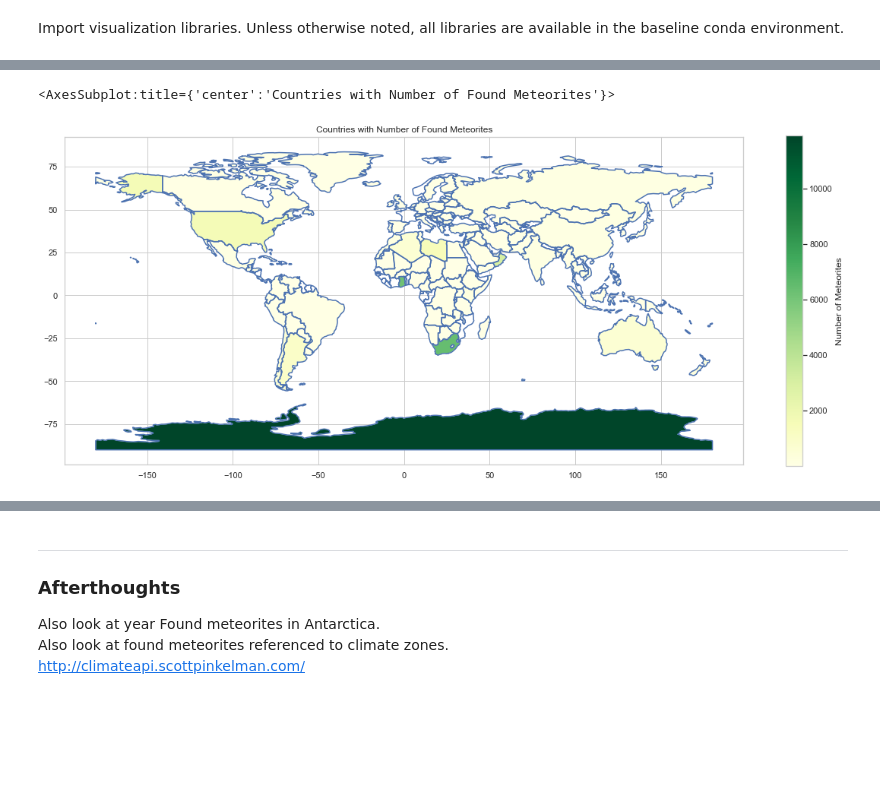
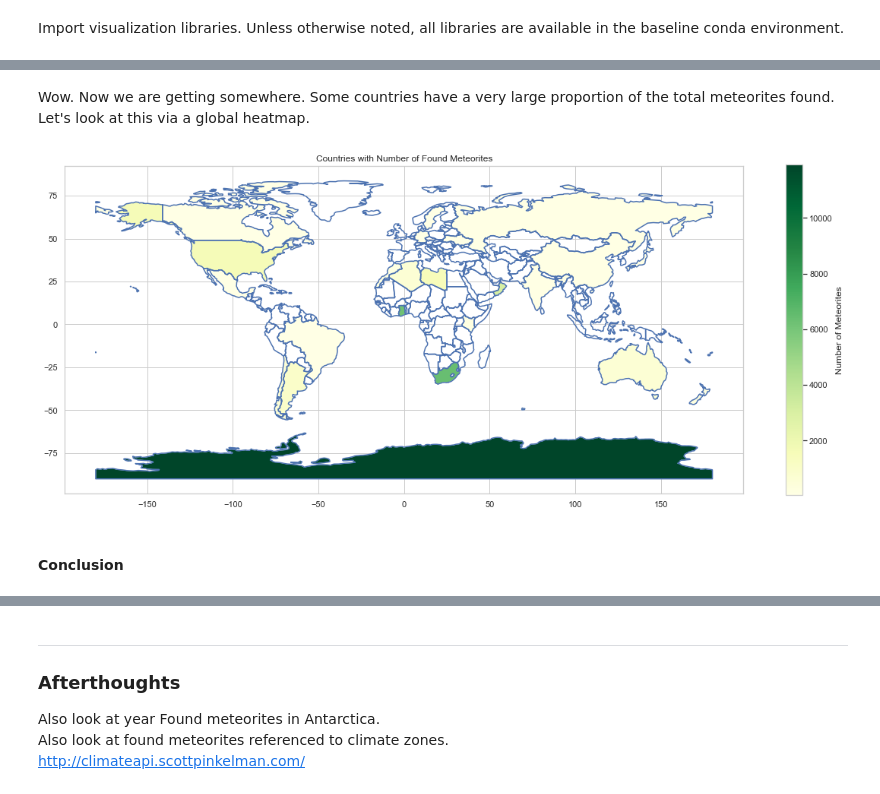
Before and after one commit to carl-schick-ds/meteorite-landings, a Jupyter notebook: meteorite-landings.ipynb, the cells around one changed output, grey strips where cells are left out. Drawn from its saved outputs; the diff is of its cells as text; code cells hidden in the pictures; blank space fills up the shorter version.

Commit message:
Conclusion checkpoint.

```diff
--- a/meteorite-landings.ipynb
+++ b/meteorite-landings.ipynb
@@ -267,15 +378,0 @@ Text(0, 0.5, 'CountryÇ')
-# %%
-mask = (meteorite_data['country_name'] == 'United States')
-# mask = (meteorite_data['country_name'] == 'United States') & (meteorite_data['fall'] == 'Fell')
-meteorite_counts = pd.DataFrame(meteorite_data[mask].groupby(['admin1', 'admin2']).size().reset_index(name='meteorite_count'))
-meteorite_counts.rename(columns={'admin1':'state', 'admin2': 'county'}, inplace=True)
-
-meteorite_counts.set_index(['state', 'county'], inplace=True)
-population_data.set_index(['state', 'county'], inplace=True)
-
-us_county_data = pd.concat([population_data, meteorite_counts], axis=1)
-us_county_data.fillna(0, inplace=True)
-
-# print(meteorite_counts)
-# print(population_data)
-print(us_county_data)
@@ -344,6 +378,0 @@ Text(0.5, 0, 'Population')
-# %%
-meteorite_counts = pd.DataFrame(meteorite_data.groupby(['country_code_3']).size().reset_index(name='meteorite_count'))
-meteorite_counts.fillna(0)
-
-world_meteorites = world.merge(meteorite_counts, how='left', left_on=['iso_a3'], right_on=['country_code_3'])
-world_meteorites.head()
@@ -357,10 +379,29 @@ world_meteorites.head()
-# %%
-ax=world['geometry'].boundary.plot(figsize=(20,16))
-ax.set_title("Countries with Number of Found Meteorites")
-
-world_meteorites.plot( column="meteorite_count", ax=ax, cmap='YlGn',
-                     legend=True, legend_kwds={"label": "Number of Meteorites", "orientation":"vertical", 'shrink': 0.5})
-# %% [output]
-<AxesSubplot:title={'center':'Countries with Number of Found Meteorites'}>
-[figure, removed]
+# %% [markdown]
+Wow.  Now we are getting somewhere.  Some countries have a very large proportion of the total meteorites found.
+Let's look at this via a global heatmap.
+# %%
+def map_met_to_country(gdf, world, meteorite_data, top=len(meteorite_data)):
+    # If top wasn't passed in, we default to highest possible number of countries
+    # Group meteorite counts by country_code_3 (which can join with GeoPandas data) and select the top requested countries into a dataframe
+    meteorite_counts = pd.DataFrame(meteorite_data.groupby(['country_code_3']).size().reset_index(name='meteorite_count'))
+    meteorite_counts_top = meteorite_counts.sort_values(by='meteorite_count', ascending=False)[:top]
+    meteorite_counts_top.fillna(0)
+
+    # Merge the meteorite_counts into the GeoPandas world dataset
+    world_meteorites = world.merge(meteorite_counts_top, how='left', left_on=['iso_a3'], right_on=['country_code_3'])
+
+    # First display the world map and then plot the meteorite counts
+    ax=world['geometry'].boundary.plot(figsize=(20,16))
+    world_meteorites.plot(column="meteorite_count", ax=ax, cmap='YlGn',
+                        legend=True, legend_kwds={"label": "Number of Meteorites", "orientation":"vertical", 'shrink': 0.5})
+
+    # Set the title
+    ax.set_title("Countries with Number of Found Meteorites")
+
+
+map_met_to_country(gdf, world, meteorite_data, top=25)
+# %% [output]
+[figure, added]
+# %% [markdown]
+#### Conclusion
 # %% [markdown]
```
Also changed, not shown: parts of 26 cells of this notebook.
